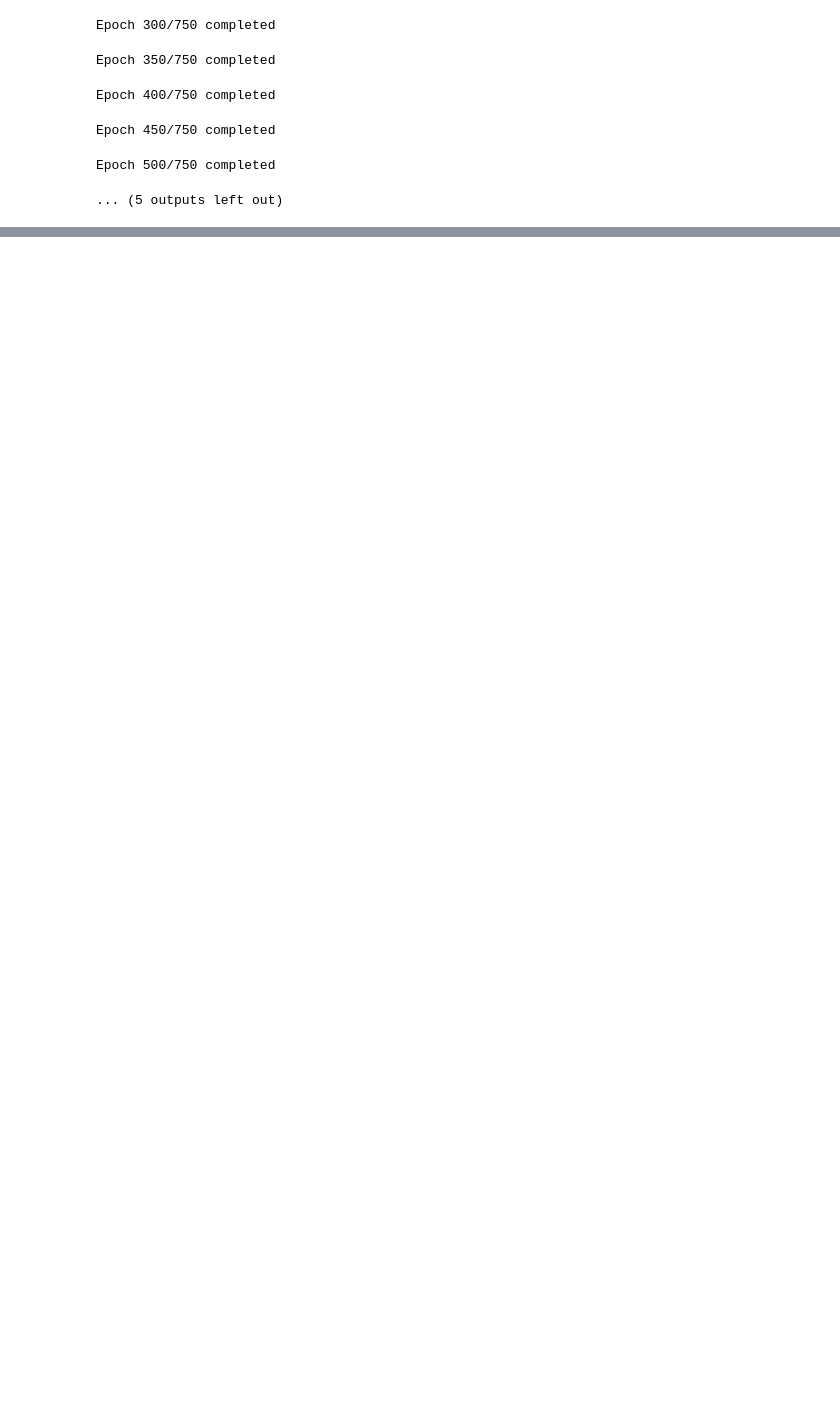
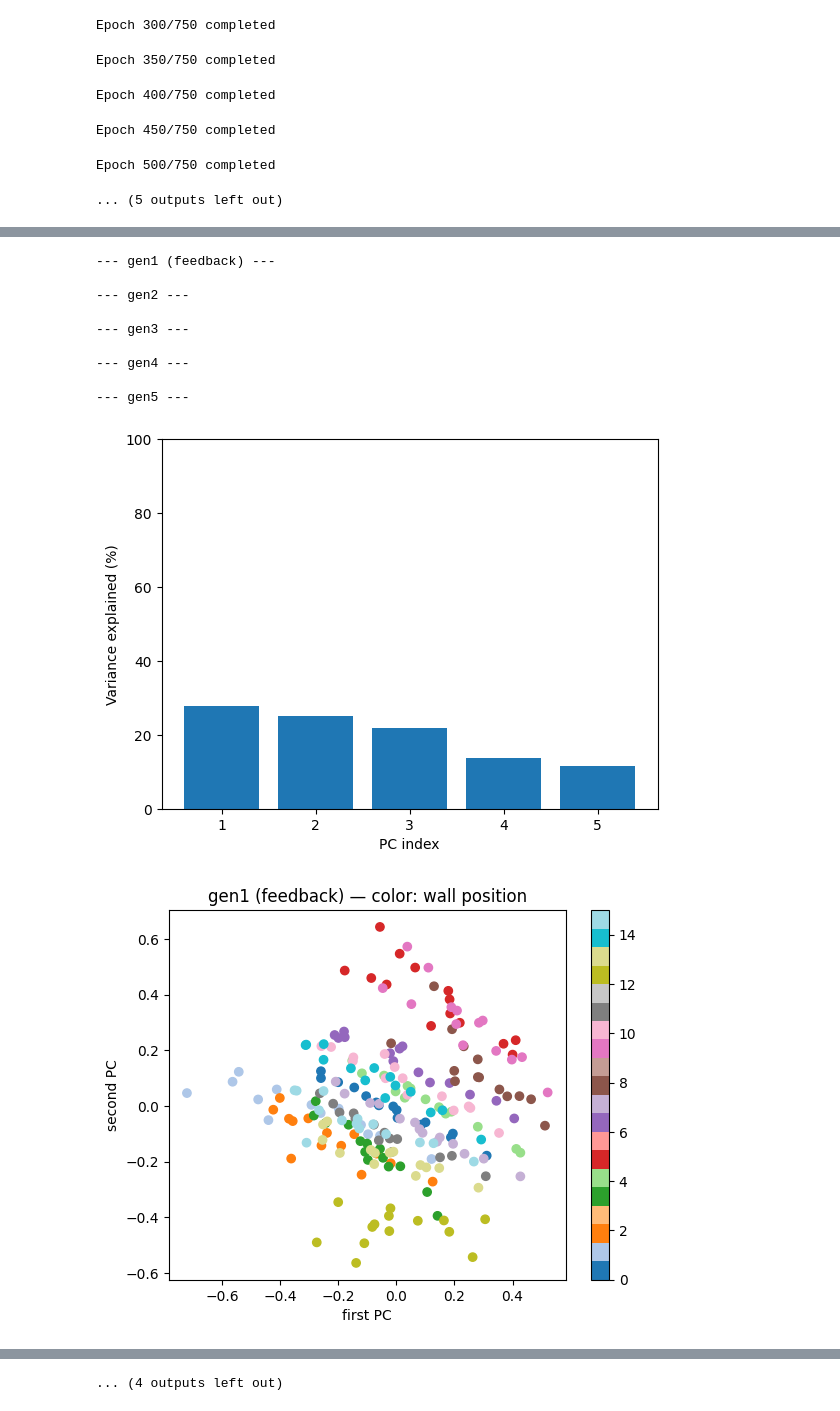
Before and after one commit to keverage-guan/cos435_final_project, a Jupyter notebook: language_emergence/src/models/sae_test.ipynb, the cells around one changed output, grey strips where cells are left out. Saved outputs shown, nothing was run; the diff lists cells and outputs as text; code cells hidden in the pictures; blank space fills up the shorter version.

```diff
--- a/language_emergence/src/models/sae_test.ipynb
+++ b/language_emergence/src/models/sae_test.ipynb
@@ -136,0 +254,27 @@ plot_pca_by_label(pca_result, goal_labels, "color: goal labels")
+# %%
+from sklearn.decomposition import PCA
+from utils.plotting import plot_pca_variance, plot_pca_by_label
+
+wall_labels = [label_dict[t][0] for t in label_dict]
+goal_labels = [label_dict[t][2] for t in label_dict]
+
+for gen_label, msgs in all_messages_by_gen.items():
+    msgs_np = torch.stack(msgs).detach().cpu().numpy()
+    pca = PCA(n_components=5)
+    pca_result = pca.fit_transform(msgs_np)
+    print(f"\n--- {gen_label} ---")
+    plot_pca_variance(pca)
+    plot_pca_by_label(pca_result, wall_labels, f"{gen_label} — color: wall position")
+    plot_pca_by_label(pca_result, goal_labels, f"{gen_label} — color: goal location")
+# %% [output]
+--- gen1 (feedback) ---
+
+--- gen2 ---
+
+--- gen3 ---
+
+--- gen4 ---
+
+--- gen5 ---
+[figure, added]
+[figure, added]
@@ -136,0 +290 @@ plot_pca_by_label(pca_result, goal_labels, "color: goal labels")
+... (4 outputs left out)
```
Also changed, not shown: parts of 10 cells of this notebook.
